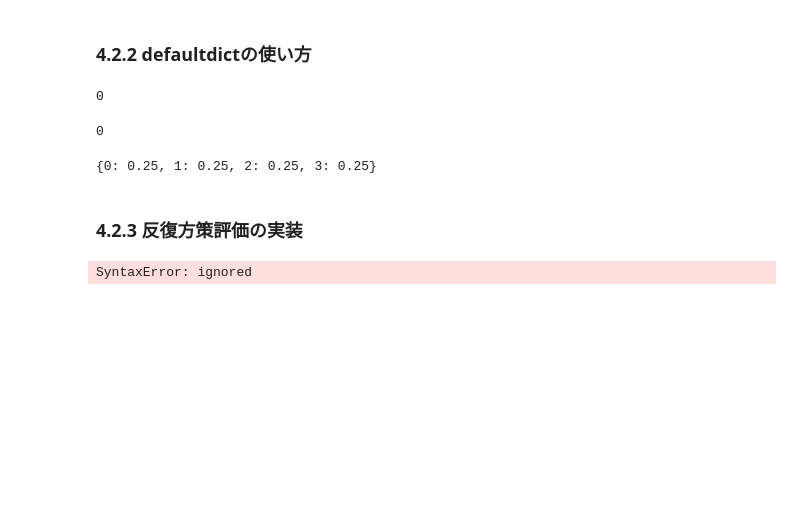
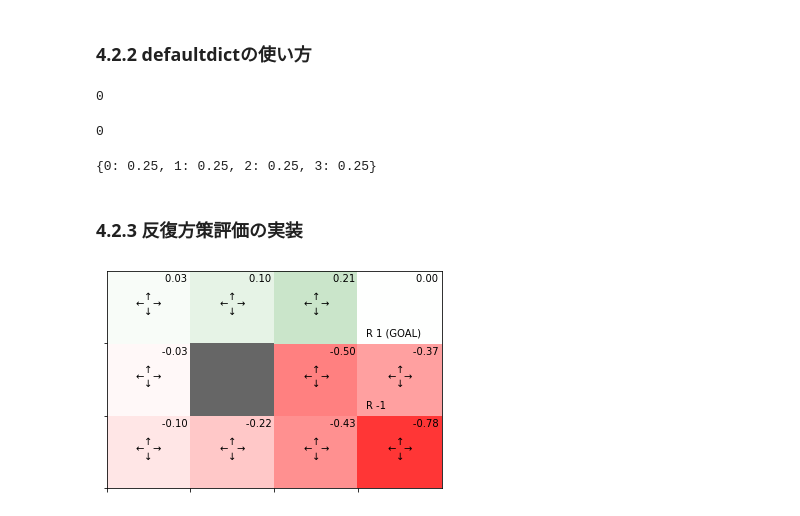
Before and after one commit to sota1111/DL_Zero, a Jupyter notebook: DL_Zero4_1.ipynb, the cells around one changed output. Saved outputs shown, nothing was run; the diff lists cells and outputs as text; code cells hidden in the pictures; blank space fills up the shorter version.

```diff
--- a/DL_Zero4_1.ipynb
+++ b/DL_Zero4_1.ipynb
@@ -935,7 +930,46 @@ print(pi[state])
 {0: 0.25, 1: 0.25, 2: 0.25, 3: 0.25}
 # %% [markdown]
 ### 4.2.3 反復方策評価の実装
-# %%
-def eval
-# %% [output]
-SyntaxError: ignored
+# %%
+def eval_onestep(pi, V, env, gamma=0.9):
+  for state in env.states(): #①各状態へのアクセス
+    if state == env.goal_state: #②ゴールの価値関数は常に０
+      V[state] = 0
+      continue
+
+    action_probs = pi[state] #probsはprobabilitiesの略
+    new_V = 0
+
+    #③各行動へのアクセス
+    for action, action_prob in action_probs.items():
+      next_state = env.next_state(state, action)
+      r = env.reward(state, action, next_state)
+      #④新しい価値関数
+      new_V += action_prob * (r + gamma*V[next_state])
+    V[state] = new_V
+  return V
+# %%
+def policy_eval(pi, V, env, gamma, threshold=0.001):
+  while True:
+    old_V = V.copy() #更新前の価値関数
+    V = eval_onestep(pi, V, env, gamma)
+
+    #更新された量の最大値を求める
+    delta = 0
+    for state in V.keys():
+      t = abs(V[state] - old_V[state])
+      if delta < t:
+        delta = t
+    #閾値との比較
+    if delta < threshold:
+      break
+  return V
+# %%
+env = GridWorld()
+gamma = 0.9
+pi = defaultdict(lambda: {0: 0.25, 1:0.25, 2:0.25, 3:0.25})
+V = defaultdict(lambda: 0)
+V = policy_eval(pi, V, env, gamma)
+env.render_v(V, pi)
+# %% [output]
+[figure, added]
```
Also changed, not shown: parts of 7 cells of this notebook.
